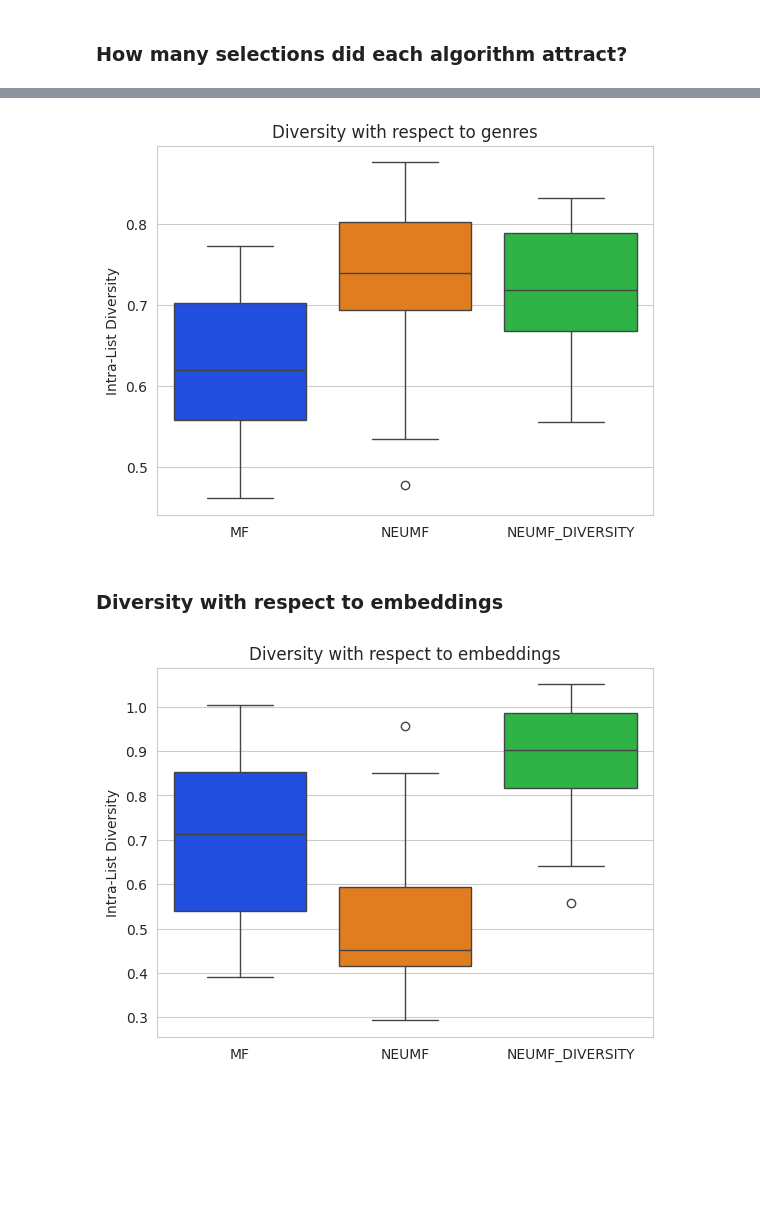
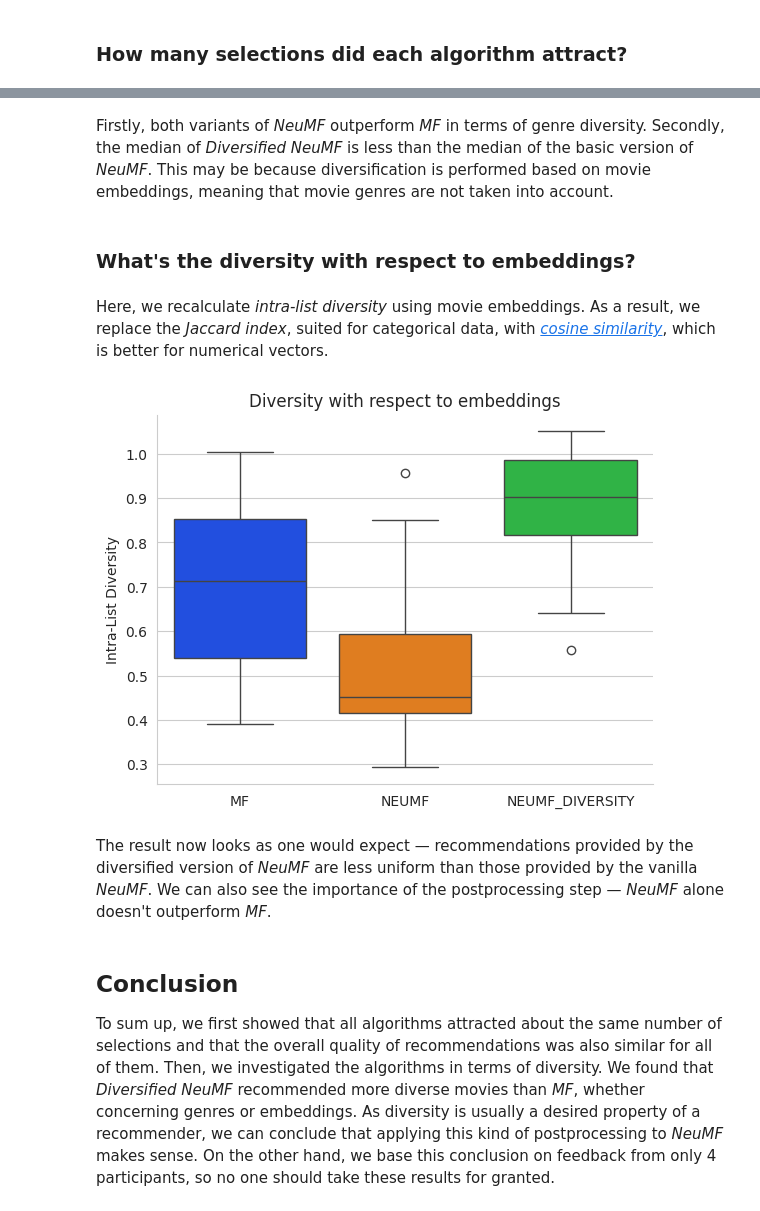
Before and after one commit to radimvalis/neumf-evaluation, a Jupyter notebook: evaluation.ipynb, the cells around one changed output, grey strips where cells are left out. Drawn from its saved outputs; the diff is of its cells as text; code cells hidden in the pictures; blank space fills up the shorter version.

```diff
--- a/evaluation.ipynb
+++ b/evaluation.ipynb
@@ -278,12 +313,9 @@ iteration_started_df = iteration_started_df.apply(calculate_intra_list_diversity
-# %%
-axis = sns.boxplot(data=iteration_started_df.rename(columns={ a + "_ILD_genres": a for a in algorithms })[sorted(algorithms)])
-axis.set(title="Diversity with respect to genres", ylabel="Intra-List Diversity")
-
-plt.show()
-# %% [output]
-[figure, removed]
+# %% [markdown]
+Firstly, both variants of *NeuMF* outperform *MF* in terms of genre diversity. Secondly, the median of *Diversified NeuMF* is less than the median of the basic version of *NeuMF*. This may be because diversification is performed based on movie embeddings, meaning that movie genres are not taken into account.
 # %% [markdown]
-### Diversity with respect to embeddings
+### What's the diversity with respect to embeddings?
+# %% [markdown]
+Here, we recalculate *intra-list diversity* using movie embeddings. As a result, we replace the *Jaccard index*, suited for categorical data, with *[cosine similarity](https://en.wikipedia.org/wiki/Cosine_similarity)*, which is better for numerical vectors.
 # %%
 def calculate_intra_list_diversity_by_embeddings(row):
 
@@ -292,37 +324,52 @@ def calculate_intra_list_diversity_by_embeddings(row):
     for name in names:
 
         embeddings_of_movies = []
 
         for movie in data["movies"][name]["movies"]:
 
             embedding = embeddings_df.loc[embeddings_df["movie_idx"] == int(movie["movie_idx"])]["embedding"].to_numpy()[0]
 
             embeddings_of_movies.append(embedding)
 
         distances_sum = 0
 
         for i, e1 in enumerate(embeddings_of_movies):
             for j, e2 in enumerate(embeddings_of_movies):
 
                 if i < j:
 
                     cosine_similarity = np.dot(e1, e2) / (np.linalg.norm(e1) * np.linalg.norm(e2))
 
                     distances_sum += 1 - cosine_similarity
 
         pairs_count = len(embeddings_of_movies) * (len(embeddings_of_movies) - 1) / 2
 
         intra_list_diversity = distances_sum / pairs_count
 
         row[algorithm_map[name] + "_ILD_embeddings"] = intra_list_diversity
 
     return row
 
 iteration_started_df = iteration_started_df.apply(calculate_intra_list_diversity_by_embeddings, axis=1)
+
+# Create figure
+
+ax = sns.boxplot(data=iteration_started_df.rename(columns={ a + "_ILD_embeddings": a for a in algorithms })[sorted(algorithms)])
+ax.set(title="Diversity with respect to embeddings", ylabel="Intra-List Diversity")
+
+plt.show()
+# %% [output]
+[figure, added]
-# %%
-axis = sns.boxplot(data=iteration_started_df.rename(columns={ a + "_ILD_embeddings": a for a in algorithms })[sorted(algorithms)])
-axis.set(title="Diversity with respect to embeddings", ylabel="Intra-List Diversity")
-
-plt.show()
-# %% [output]
-[figure, removed]
+# %% [markdown]
+The result now looks as one would expect — recommendations provided by the diversified version of *NeuMF* are less uniform than those provided by the vanilla *NeuMF*. We can also see the importance of the postprocessing step — *NeuMF* alone doesn't outperform *MF*.
+# %%
+%%jmd
+
+## Conclusion
+
+To sum up, we first showed that all algorithms attracted about the same number of selections and that the overall quality of recommendations was also similar for all of them. Then, we investigated the algorithms in terms of diversity. We found that *Diversified NeuMF* recommended more diverse movies than *MF*, whether concerning genres or embeddings. As diversity is usually a desired property of a recommender, we can conclude that applying this kind of postprocessing to *NeuMF* makes sense. On the other hand, we base this conclusion on feedback from only {{ interactions_df["participation"].nunique() }} participants, so no one should take these results for granted.
+# %% [output]
+
+## Conclusion
+
+To sum up, we first showed that all algorithms attracted about the same number of selections and that the overall quality of recommendations was also similar for all of them. Then, we investigated the algorithms in terms of diversity. We found that *Diversified NeuMF* recommended more diverse movies than *MF*, whether concerning genres or embeddings. As diversity is usually a desired property of a recommender, we can conclude that applying this kind of postprocessing to *NeuMF* makes sense. On the other hand, we base this conclusion on feedback from only 4 participants, so no one should take these results for granted.
```
Also changed, not shown: parts of 23 cells of this notebook.
